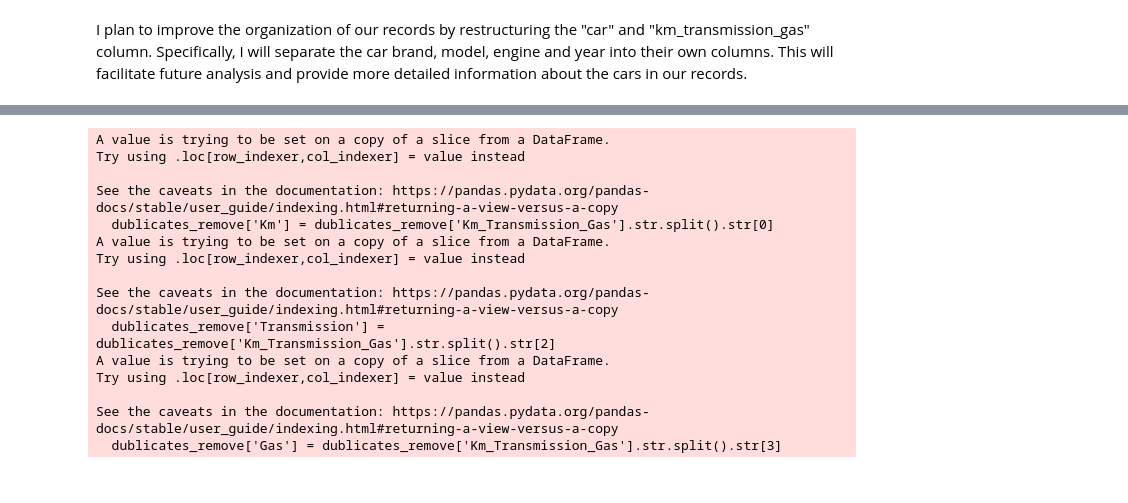
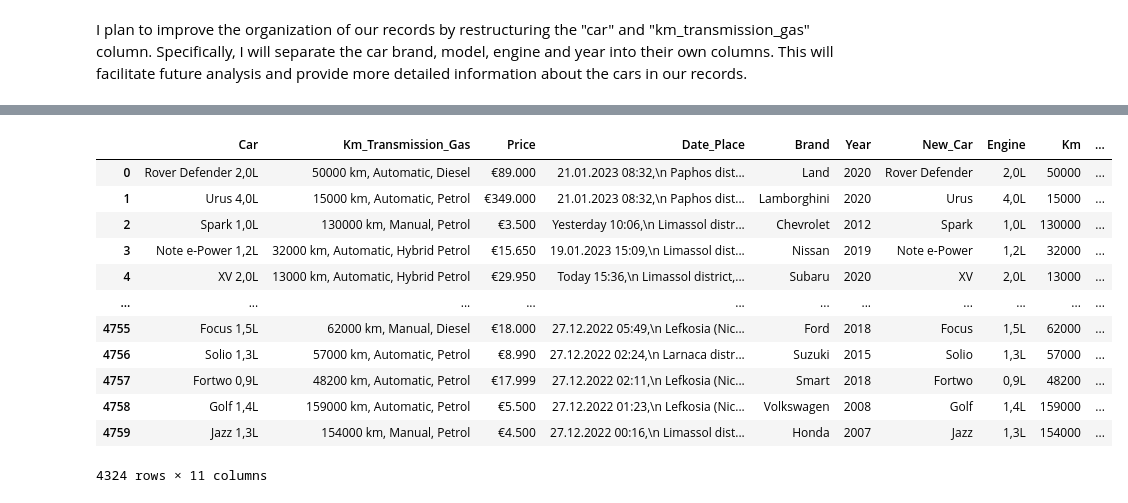
Before and after one commit to victoras24/car_data, a Jupyter notebook: DataCleaning/SoupCleaning.ipynb, the cells around one changed output, grey strips where cells are left out. Drawn from its saved outputs; the diff is of its cells as text; code cells hidden in the pictures.

```diff
--- a/DataCleaning/SoupCleaning.ipynb
+++ b/DataCleaning/SoupCleaning.ipynb
@@ -101,0 +172,2 @@ See the caveats in the documentation: https://pandas.pydata.org/pandas-docs/stab
+# %%
+data_splited = data_imported.copy()
@@ -101,0 +231,3 @@ See the caveats in the documentation: https://pandas.pydata.org/pandas-docs/stab
+# %%
+data_splited['Price'] = data_splited['Price'].replace(' \n          \n            \n            ','', regex=True)
+data_splited
@@ -101,0 +248,3 @@ See the caveats in the documentation: https://pandas.pydata.org/pandas-docs/stab
+# %%
+data_splited["Price"] = data_splited["Price"].str.replace("\n", "").str.strip()
+data_splited
@@ -101,0 +265,7 @@ See the caveats in the documentation: https://pandas.pydata.org/pandas-docs/stab
+# %%
+def split_and_join(x):
+    splitted = x.split('€')
+    return '€'.join(splitted[0:2])
+
+# Apply the function to the 'price' column
+data_splited['Price'] = data_splited['Price'].apply(split_and_join)
@@ -102,21 +288,19 @@ See the caveats in the documentation: https://pandas.pydata.org/pandas-docs/stab
 # %%
-dublicates_remove['Km'] = dublicates_remove['Km_Transmission_Gas'].str.split().str[0]
-dublicates_remove['Transmission'] = dublicates_remove['Km_Transmission_Gas'].str.split().str[2]
-dublicates_remove['Gas'] = dublicates_remove['Km_Transmission_Gas'].str.split().str[3]
-dublicates_remove.head()
+data_splited['Km'] = data_splited['Km_Transmission_Gas'].str.split().str[0]
+data_splited['Transmission'] = data_splited['Km_Transmission_Gas'].str.split().str[2]
+data_splited['Gas'] = data_splited['Km_Transmission_Gas'].str.split().str[3]
+data_splited
 # %% [output]
+|  | Car | Km_Transmission_Gas | Price | Date_Place | Brand | Year | New_Car | Engine | Km | ... |
+| 0 | Rover Defender 2,0L | 50000 km, Automatic, Diesel | €89.000 | 21.01.2023 08:32,\n Paphos dist... | Land | 2020 | Rover Defender | 2,0L | 50000 | ... |
+| 1 | Urus 4,0L | 15000 km, Automatic, Petrol | €349.000 | 21.01.2023 08:32,\n Paphos dist... | Lamborghini | 2020 | Urus | 4,0L | 15000 | ... |
+| 2 | Spark 1,0L | 130000 km, Manual, Petrol | €3.500 | Yesterday 10:06,\n Limassol distr... | Chevrolet | 2012 | Spark | 1,0L | 130000 | ... |
+| 3 | Note e-Power 1,2L | 32000 km, Automatic, Hybrid Petrol | €15.650 | 19.01.2023 15:09,\n Limassol dist... | Nissan | 2019 | Note e-Power | 1,2L | 32000 | ... |
+| 4 | XV 2,0L | 13000 km, Automatic, Hybrid Petrol | €29.950 | Today 15:36,\n Limassol district,... | Subaru | 2020 | XV | 2,0L | 13000 | ... |
+| ... | ... | ... | ... | ... | ... | ... | ... | ... | ... | ... |
+| 4755 | Focus 1,5L | 62000 km, Manual, Diesel | €18.000 | 27.12.2022 05:49,\n Lefkosia (Nic... | Ford | 2018 | Focus | 1,5L | 62000 | ... |
+| 4756 | Solio 1,3L | 57000 km, Automatic, Petrol | €8.990 | 27.12.2022 02:24,\n Larnaca distr... | Suzuki | 2015 | Solio | 1,3L | 57000 | ... |
+| 4757 | Fortwo 0,9L | 48200 km, Automatic, Petrol | €17.999 | 27.12.2022 02:11,\n Lefkosia (Nic... | Smart | 2018 | Fortwo | 0,9L | 48200 | ... |
+| 4758 | Golf 1,4L | 159000 km, Automatic, Petrol | €5.500 | 27.12.2022 01:23,\n Lefkosia (Nic... | Volkswagen | 2008 | Golf | 1,4L | 159000 | ... |
+| 4759 | Jazz 1,3L | 154000 km, Manual, Petrol | €4.500 | 27.12.2022 00:16,\n Limassol dist... | Honda | 2007 | Jazz | 1,3L | 154000 | ... |
-A value is trying to be set on a copy of a slice from a DataFrame.
-Try using .loc[row_indexer,col_indexer] = value instead
-
-See the caveats in the documentation: https://pandas.pydata.org/pandas-docs/stable/user_guide/indexing.html#returning-a-view-versus-a-copy
-  dublicates_remove['Km'] = dublicates_remove['Km_Transmission_Gas'].str.split().str[0]
-A value is trying to be set on a copy of a slice from a DataFrame.
-Try using .loc[row_indexer,col_indexer] = value instead
-
-See the caveats in the documentation: https://pandas.pydata.org/pandas-docs/stable/user_guide/indexing.html#returning-a-view-versus-a-copy
-  dublicates_remove['Transmission'] = dublicates_remove['Km_Transmission_Gas'].str.split().str[2]
-A value is trying to be set on a copy of a slice from a DataFrame.
-Try using .loc[row_indexer,col_indexer] = value instead
-
-See the caveats in the documentation: https://pandas.pydata.org/pandas-docs/stable/user_guide/indexing.html#returning-a-view-versus-a-copy
-  dublicates_remove['Gas'] = dublicates_remove['Km_Transmission_Gas'].str.split().str[3]
+4324 rows × 11 columns
```
Also changed, not shown: parts of 30 cells of this notebook, 5 other files.
